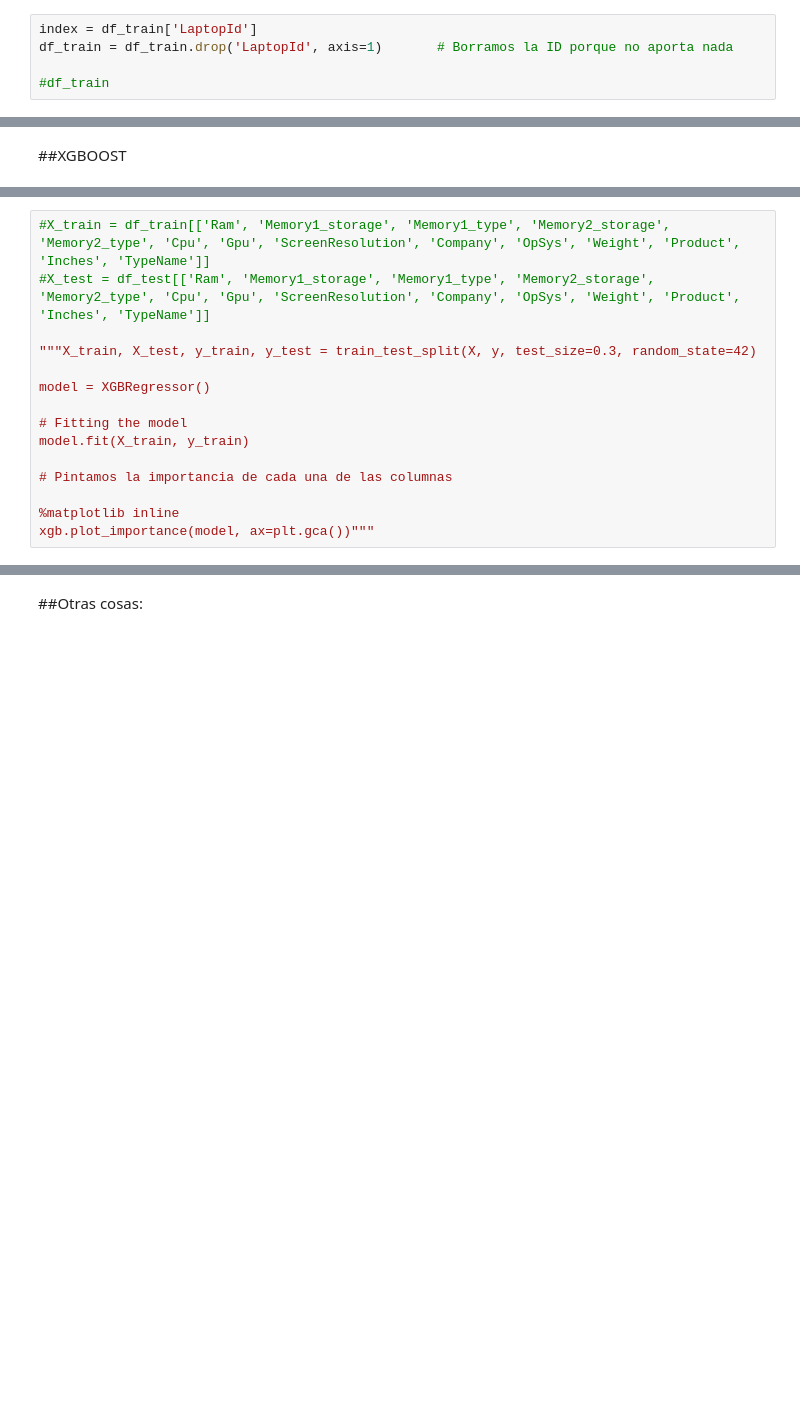
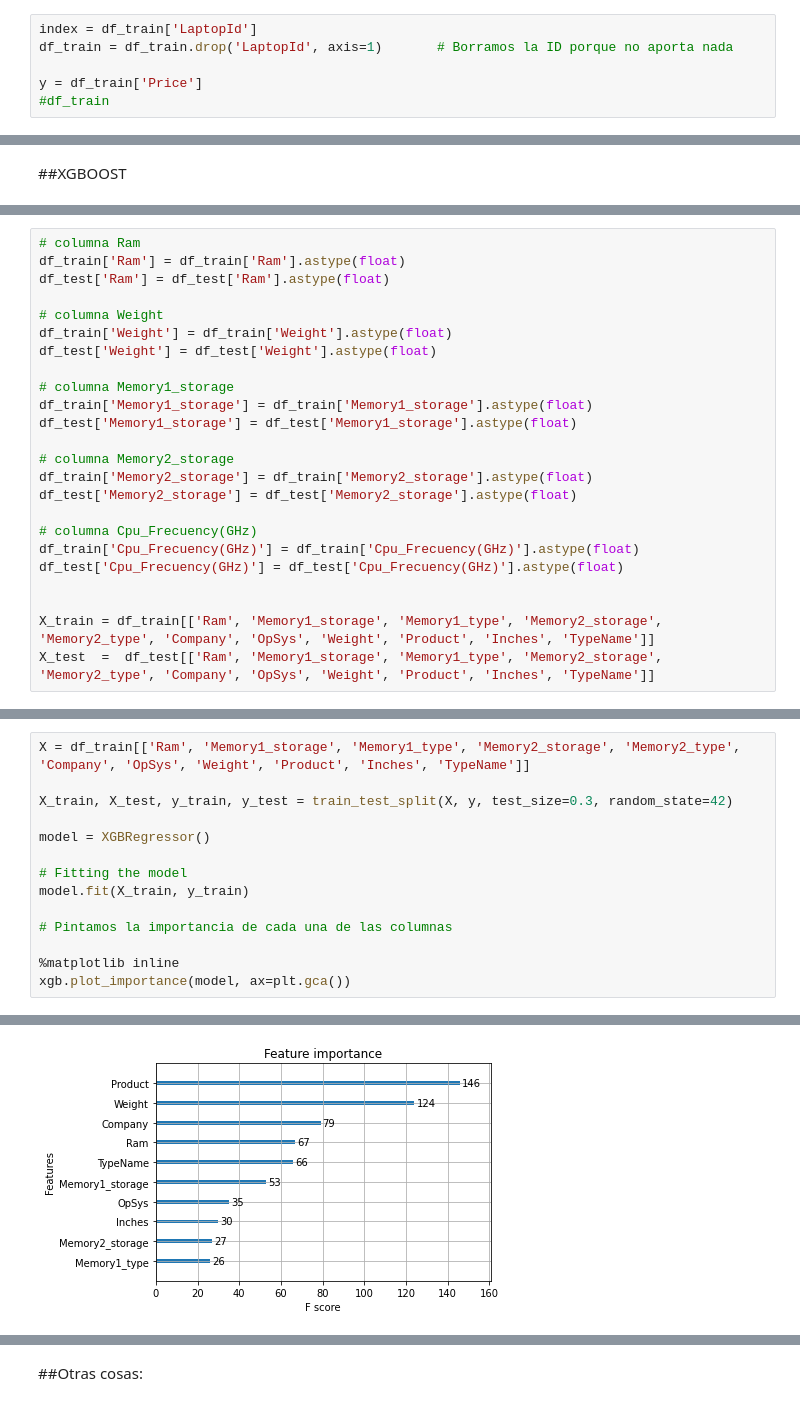
Before and after one commit to w-dan/ML-practica1, a Jupyter notebook: train_test.ipynb, the cells around one changed output, grey strips where cells are left out. Saved outputs shown, nothing was run; the diff lists cells and outputs as text; blank space fills up the shorter version.

```diff
--- a/train_test.ipynb
+++ b/train_test.ipynb
@@ -32,6 +32,7 @@ También vamos a eliminar la columna "LaptopId" porque no nos aporta nada.
 index = df_train['LaptopId']
 df_train = df_train.drop('LaptopId', axis=1)       # Borramos la ID porque no aporta nada
 
+y = df_train['Price']
 #df_train
 # %% [markdown]
 Como existen varios portátiles que disponen de dos tipos de memoria vamos a separar la columna "Memory" para distinguir entre estos tipos y su capacidad.
@@ -504,0 +561,24 @@ df_test
+# %%
+# columna Ram
+df_train['Ram'] = df_train['Ram'].astype(float)
+df_test['Ram'] = df_test['Ram'].astype(float)
+
+# columna Weight
+df_train['Weight'] = df_train['Weight'].astype(float)
+df_test['Weight'] = df_test['Weight'].astype(float)
+
+# columna Memory1_storage
+df_train['Memory1_storage'] = df_train['Memory1_storage'].astype(float)
+df_test['Memory1_storage'] = df_test['Memory1_storage'].astype(float)
+
+# columna Memory2_storage
+df_train['Memory2_storage'] = df_train['Memory2_storage'].astype(float)
+df_test['Memory2_storage'] = df_test['Memory2_storage'].astype(float)
+
+# columna Cpu_Frecuency(GHz)
+df_train['Cpu_Frecuency(GHz)'] = df_train['Cpu_Frecuency(GHz)'].astype(float)
+df_test['Cpu_Frecuency(GHz)'] = df_test['Cpu_Frecuency(GHz)'].astype(float)
+
+
+X_train = df_train[['Ram', 'Memory1_storage', 'Memory1_type', 'Memory2_storage', 'Memory2_type', 'Company', 'OpSys', 'Weight', 'Product', 'Inches', 'TypeName']]
+X_test  =  df_test[['Ram', 'Memory1_storage', 'Memory1_type', 'Memory2_storage', 'Memory2_type', 'Company', 'OpSys', 'Weight', 'Product', 'Inches', 'TypeName']]
@@ -505,8 +632,7 @@ df_test
 # %%
-#X_train = df_train[['Ram', 'Memory1_storage', 'Memory1_type', 'Memory2_storage', 'Memory2_type', 'Cpu', 'Gpu', 'ScreenResolution', 'Company', 'OpSys', 'Weight', 'Product', 'Inches', 'TypeName']]
-#X_test = df_test[['Ram', 'Memory1_storage', 'Memory1_type', 'Memory2_storage', 'Memory2_type', 'Cpu', 'Gpu', 'ScreenResolution', 'Company', 'OpSys', 'Weight', 'Product', 'Inches', 'TypeName']]
+X = df_train[['Ram', 'Memory1_storage', 'Memory1_type', 'Memory2_storage', 'Memory2_type', 'Company', 'OpSys', 'Weight', 'Product', 'Inches', 'TypeName']]
 
-"""X_train, X_test, y_train, y_test = train_test_split(X, y, test_size=0.3, random_state=42)
+X_train, X_test, y_train, y_test = train_test_split(X, y, test_size=0.3, random_state=42)
 
 model = XGBRegressor()
 
@@ -516,5 +642,5 @@ model.fit(X_train, y_train)
 # Pintamos la importancia de cada una de las columnas
 
 %matplotlib inline
-xgb.plot_importance(model, ax=plt.gca())"""
+xgb.plot_importance(model, ax=plt.gca())
 # %% [output]
@@ -522,3 +649,4 @@ xgb.plot_importance(model, ax=plt.gca())"""
+[figure, added]
 # %%
 predTrain = model.predict(X_train)        # Predicción del Train
 pred = model.predict(X_test)              # Predicción del Test
```
Also changed, not shown: parts of 10 cells of this notebook.
